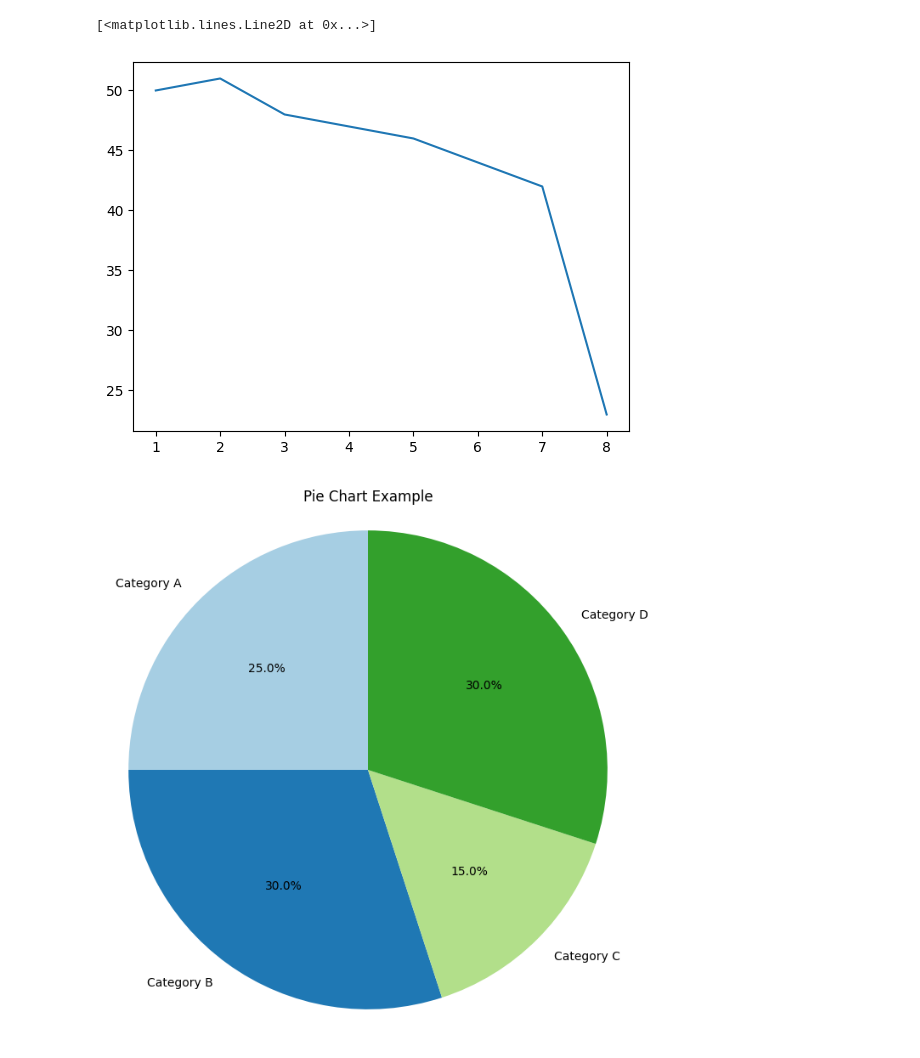
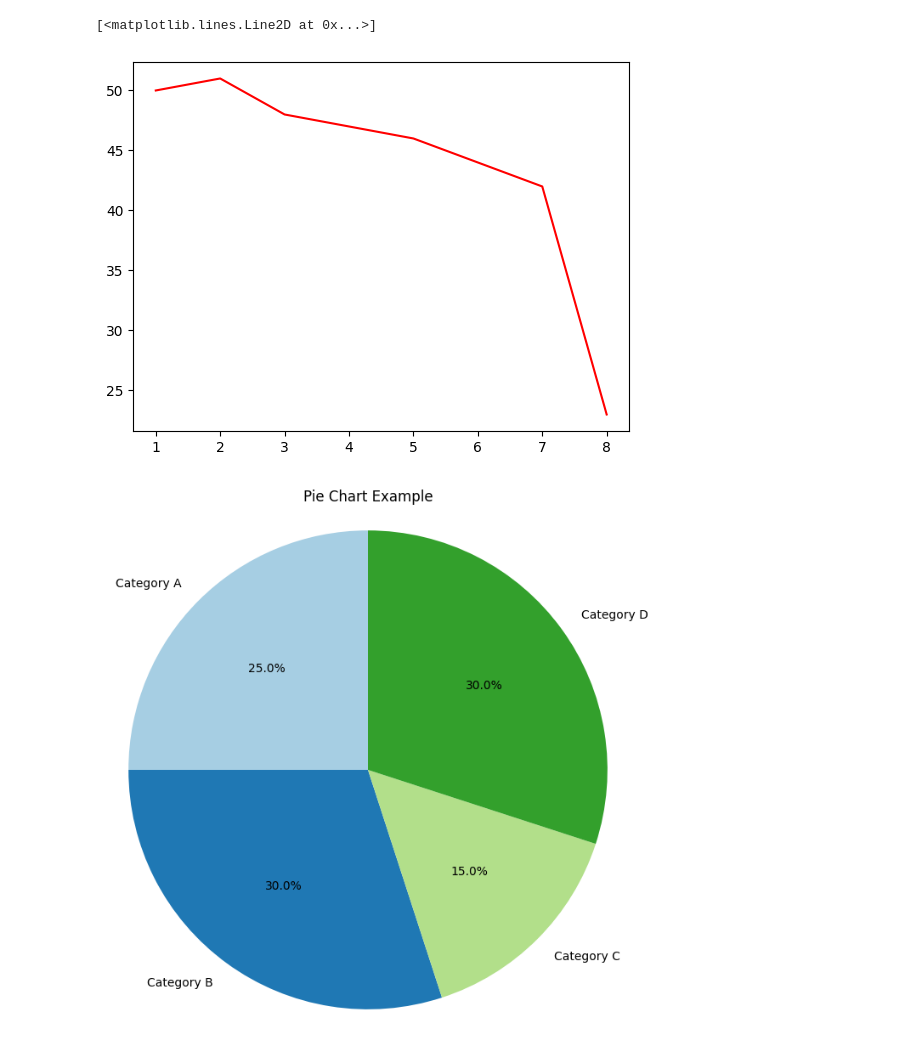
Before and after one commit to Abhasjaiswal/Python, a Jupyter notebook: Matplotlib/intro.ipynb, the cells around one changed output. Cells and saved outputs as stored; diff of their text form; code cells hidden in the pictures.

```diff
--- a/Matplotlib/intro.ipynb
+++ b/Matplotlib/intro.ipynb
@@ -4,10 +4,10 @@ import matplotlib.pyplot as plt
 # %%
 x=[1,2,3,4,5,6,7,8]
 y=[50,51,48,47,46,44,42,23]
-plt.plot(x,y)
+plt.plot(x, y, color='red')
 # %% [output]
 [<matplotlib.lines.Line2D at 0x...>]
-[figure, old version]
+[figure, new version]
 # %%
 x = ['Category A', 'Category B', 'Category C', 'Category D']
 y = [25, 30, 15, 30]
```
